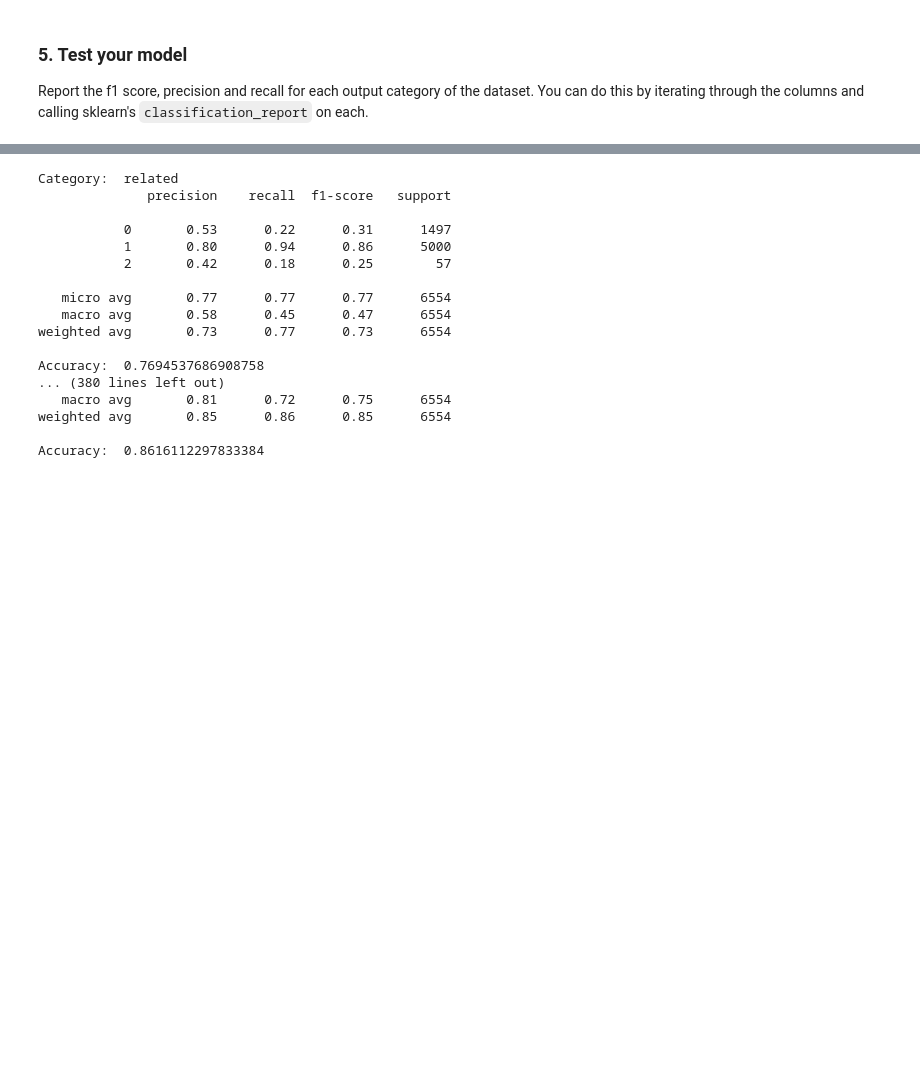
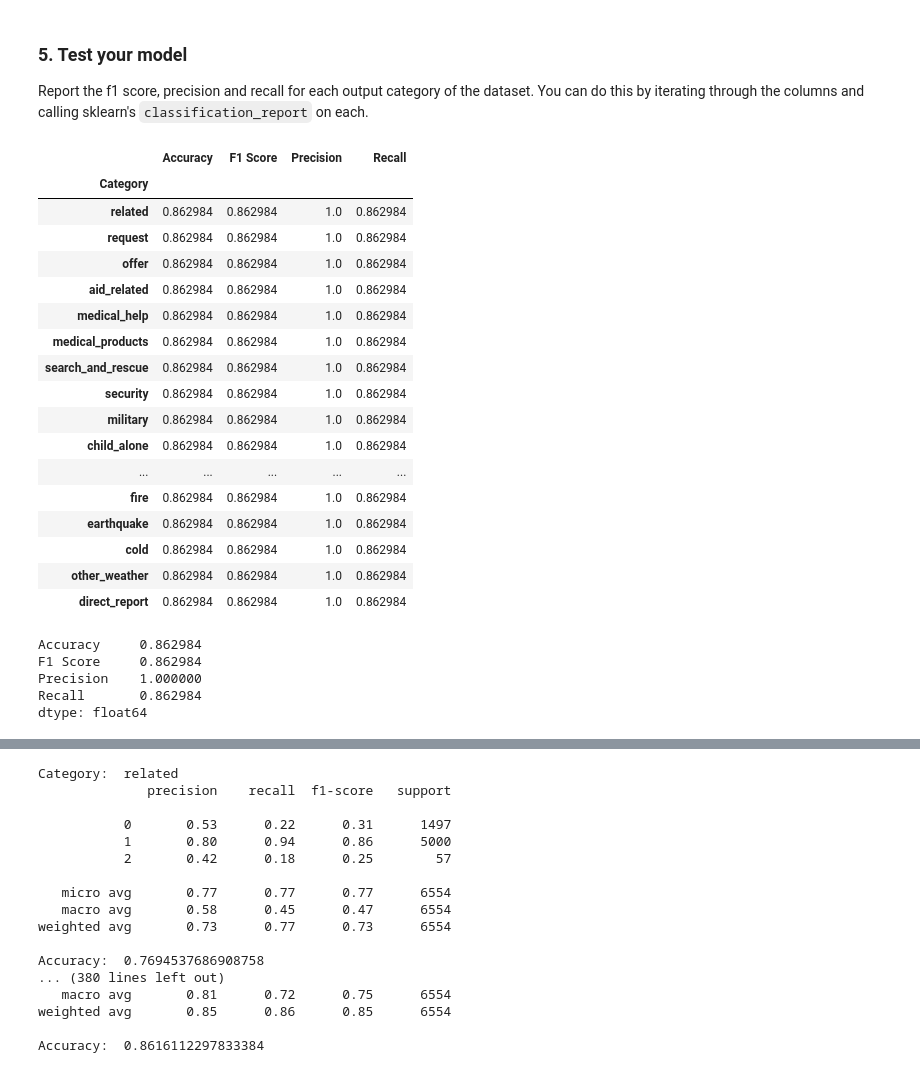
Before and after one commit to jordigc2/Udacity_DataScience_Nanodegree, a Jupyter notebook: Project2_ Disaster_Response_Pipelines/ML Pipeline Preparation.ipynb, the cells around one changed output, grey strips where cells are left out. Drawn from its saved outputs; the diff is of its cells as text; code cells hidden in the pictures; blank space fills up the shorter version.

Commit message:
Keep testing the ml pipeline in the notebook

```diff
--- a/Project2_ Disaster_Response_Pipelines/ML Pipeline Preparation.ipynb
+++ b/Project2_ Disaster_Response_Pipelines/ML Pipeline Preparation.ipynb
@@ -76,12 +91,19 @@ Name: message, dtype: object
 # %%
 def tokenize(text):
 
+    #replacing the url by urlplaceholder
     url_regex = 'http[s]?://(?:[a-zA-Z]|[0-9]|[$-_@.&+]|[!*\(\),]|(?:%[0-9a-fA-F][0-9a-fA-F]))+'
     detected_urls = re.findall(url_regex, text)
     for url in detected_urls:
         text = text.replace(url, "urlplaceholder")
 
+    #Remove punctuation and convert to lower case
+    text = re.sub(r'[^a-zA-Z0-9]', ' ', text).lower()
+
+    #split the text in a list of words, called tokens
     tokens = nltk.word_tokenize(text)
+
+    #
     lemmatizer = nltk.WordNetLemmatizer()
 
     clean_tokens = []
@@ -111,17 +133,10 @@ class StartingVerbExtractor(BaseEstimator, TransformerMixin):
 ### 3. Build a machine learning pipeline
 This machine pipeline should take in the `message` column as input and output classification results on the other 36 categories in the dataset. You may find the [MultiOutputClassifier](http://scikit-learn.org/stable/modules/generated/sklearn.multioutput.MultiOutputClassifier.html) helpful for predicting multiple target variables.
 # %%
-pipeline = Pipeline([
-        ('features', FeatureUnion([
-
-            ('text_pipeline', Pipeline([
+pipeline_ada = Pipeline([
                 ('count_vectorizer', CountVectorizer(tokenizer=tokenize)),
-                ('tfidf_transformer', TfidfTransformer())
-            ]))
-
-        ])),
-
-        ('classifier', MultiOutputClassifier(AdaBoostClassifier()))
+                ('tfidf_transformer', TfidfTransformer()),
+                ('classifier', MultiOutputClassifier(AdaBoostClassifier()))
     ])
 # %%
 pipeline_rfc = Pipeline([
@@ -143,4 +151,4 @@ pipeline_rfc = Pipeline([
 # %%
 X_train, X_test, y_train, y_test = train_test_split(X, Y)
 # %%
-pipeline_fitted = pipeline.fit(X_train, y_train)
+pipeline_fitted = pipeline_ada.fit(X_train, y_train)
@@ -147,5 +157,55 @@ pipeline_fitted = pipeline.fit(X_train, y_train)
 # %% [markdown]
 ### 5. Test your model
 Report the f1 score, precision and recall for each output category of the dataset. You can do this by iterating through the columns and calling sklearn's `classification_report` on each.
+# %%
+def get_scores(y_test, y_pred):
+    scores = pd.DataFrame()
+    for indx in range(y_test.shape[-1]):
+
+        accuracy = accuracy_score(y_test[:, i], y_pred[:, i])
+        precision =round( precision_score(y_test[:, i], y_pred[:, i], average='micro'))
+        recall = recall_score(y_test[:, i], y_pred[:, i], average='micro')
+        f_1 = f1_score(y_test[:, i], y_pred[:, i], average='micro')
+
+        score = {
+        'Category':column_names[indx],
+        'Accuracy': accuracy,
+        'Precision': precision,
+        'Recall': recall,
+        'F1 Score': f_1}
+
+        scores = scores.append(score, ignore_index=True)
+    scores = scores.set_index('Category')
+    return scores
 # %%
 y_pred = pipeline_fitted.predict(X_test)
+# %%
+get_scores(y_test, y_pred)
+# %% [output]
+|  | Accuracy | F1 Score | Precision | Recall |
+| Category |  |  |  |  |
+| related | 0.862984 | 0.862984 | 1.0 | 0.862984 |
+| request | 0.862984 | 0.862984 | 1.0 | 0.862984 |
+| offer | 0.862984 | 0.862984 | 1.0 | 0.862984 |
+| aid_related | 0.862984 | 0.862984 | 1.0 | 0.862984 |
+| medical_help | 0.862984 | 0.862984 | 1.0 | 0.862984 |
+| medical_products | 0.862984 | 0.862984 | 1.0 | 0.862984 |
+| search_and_rescue | 0.862984 | 0.862984 | 1.0 | 0.862984 |
+| security | 0.862984 | 0.862984 | 1.0 | 0.862984 |
+| military | 0.862984 | 0.862984 | 1.0 | 0.862984 |
+| child_alone | 0.862984 | 0.862984 | 1.0 | 0.862984 |
+| ... | ... | ... | ... | ... |
+| fire | 0.862984 | 0.862984 | 1.0 | 0.862984 |
+| earthquake | 0.862984 | 0.862984 | 1.0 | 0.862984 |
+| cold | 0.862984 | 0.862984 | 1.0 | 0.862984 |
+| other_weather | 0.862984 | 0.862984 | 1.0 | 0.862984 |
+| direct_report | 0.862984 | 0.862984 | 1.0 | 0.862984 |
+# %%
+score_ada = get_scores(y_test, y_pred).mean()
+score_ada
+# %% [output]
+Accuracy     0.862984
+F1 Score     0.862984
+Precision    1.000000
+Recall       0.862984
+dtype: float64
```
Also changed, not shown: parts of 17 cells of this notebook, 1 other file.
